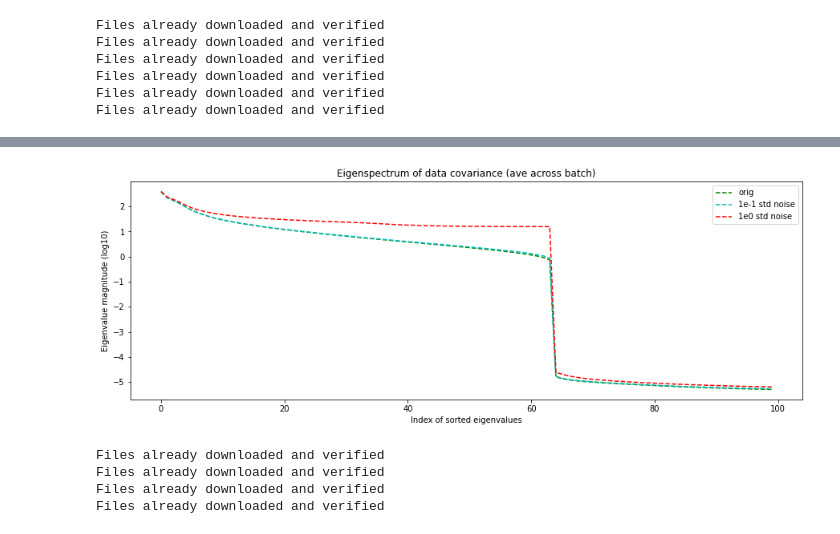
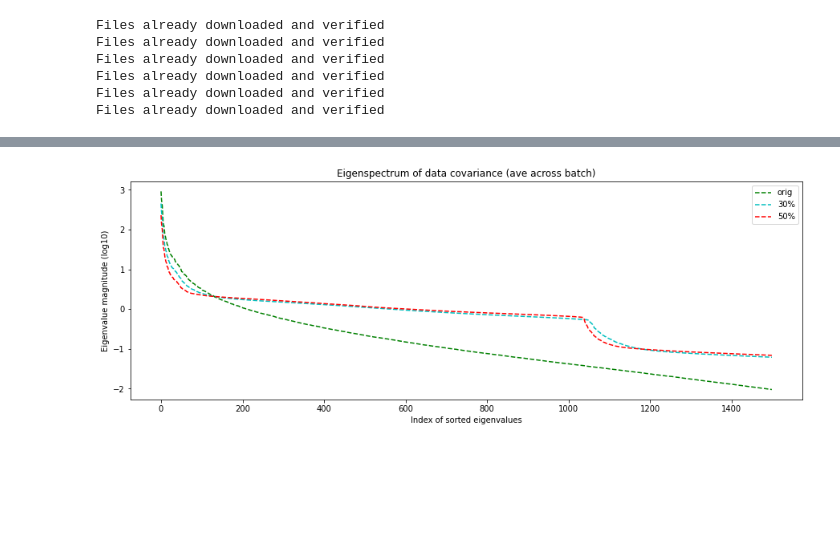
Before and after one commit to loganesian411/cs699_dynamics_of_representation_learning, a Jupyter notebook: loss_landscape/notebooks/Data Singular Value Visualization.ipynb, the cells around one changed output, grey strips where cells are left out. Saved outputs shown, nothing was run; the diff lists cells and outputs as text; code cells hidden in the pictures; blank space fills up the shorter version.

Commit message:
fixed eigenspectrum computation and visualization

```diff
--- a/loss_landscape/notebooks/Data Singular Value Visualization.ipynb
+++ b/loss_landscape/notebooks/Data Singular Value Visualization.ipynb
@@ -35,7 +35,7 @@ def imshow(img):
     plt.show()
 
 _DATA_FOLDER = "../../data/"
-_BATCH_SIZE = 64
+_BATCH_SIZE = 50048 # 50048 (full data) | 64
 _NUM_CHANS = 3 # RGB
 _FLAT_IM_SIZE = 1024 # 32 x 32 for cifar
 # %%
@@ -52,17 +47,9 @@ def compute_eigenspectrum(dloader, num_chans, flat_im_size):
 # %%
-def visualize_data_eigenspectrum(data, axis=0, label=None, color='c', num_to_viz=None,
-                                 fig=None, figsize=(15,7)):
+def visualize_data_eigenspectrum(data, label=None, color='c', num_to_viz=None, fig=None, figsize=(15,7)):
   if fig is None: fig = plt.figure(figsize=figsize)
-
   if num_to_viz:
-    data = data[:, :, :num_to_viz]
-
-  means = torch.mean(torch.mean(data, axis), axis)
-  stderr = torch.mean(torch.std(data, axis) / data.shape[0], axis)
-  plt.plot(np.log10(means), color+'--', label=label)
-  xvals = np.arange(len(means))
-  ax.fill_between(xvals, np.log10(means-stderr), np.log10(means+stderr),
-                  color=color, alpha=0.2)
+    data = data[:num_to_viz]
+  plt.plot(np.log10(data), color+'--', label=label)
   return fig
 # %% [markdown]
 ### Visualize the corrupted images
@@ -105,13 +99,13 @@ Clipping input data to the valid range for imshow with RGB data ([0..1] for floa
 # %%
 ## Original singular values
 train_loader, _ = get_dataloader(_BATCH_SIZE, add_noise=0, drop_pixels=0, data_folder=_DATA_FOLDER)
-eig_accum_orig = compute_eigenspectrum(train_loader, _NUM_CHANS, _FLAT_IM_SIZE)
+eig_accum_orig = compute_eigenspectrum(iter(train_loader).next()[0])
 
 train_loader_1em1, _ = get_dataloader(_BATCH_SIZE, add_noise=0.1, drop_pixels=0, data_folder=_DATA_FOLDER)
-eig_accum_1em1 = compute_eigenspectrum(train_loader_1em1, _NUM_CHANS, _FLAT_IM_SIZE)
+eig_accum_1em1 = compute_eigenspectrum(iter(train_loader_1em1).next()[0])
 
 train_loader_1e0, _ = get_dataloader(_BATCH_SIZE, add_noise=1, drop_pixels=0, data_folder=_DATA_FOLDER)
-eig_accum_1e0 = compute_eigenspectrum(train_loader_1e0, _NUM_CHANS, _FLAT_IM_SIZE)
+eig_accum_1e0 = compute_eigenspectrum(iter(train_loader_1e0).next()[0])
 # %% [output]
 Files already downloaded and verified
 Files already downloaded and verified
@@ -134,0 +129,6 @@ plt.show()
+# %%
+train_loader_30perdrop, _ = get_dataloader(_BATCH_SIZE, add_noise=0, drop_pixels=0.3, data_folder=_DATA_FOLDER)
+eig_accum_30perdrop = compute_eigenspectrum(iter(train_loader_30perdrop).next()[0])
+
+train_loader_50perdrop, _ = get_dataloader(_BATCH_SIZE, add_noise=0, drop_pixels=0.5, data_folder=_DATA_FOLDER)
+eig_accum_50perdrop = compute_eigenspectrum(iter(train_loader_50perdrop).next()[0])
@@ -135,22 +153,10 @@ plt.show()
 # %%
-num_to_viz = 100
-fig = visualize_data_eigenspectrum(eig_accum_orig, axis=0, num_to_viz=num_to_viz, label='orig', color='g', figsize=(15,5))
-fig = visualize_data_eigenspectrum(eig_accum_1em1, axis=0, num_to_viz=num_to_viz, label='1e-1 std noise', color='c', fig=fig)
-fig = visualize_data_eigenspectrum(eig_accum_1e0, axis=0, num_to_viz=num_to_viz, label='1e0 std noise', color='r', fig=fig)
+fig = visualize_data_eigenspectrum(eig_accum_orig, num_to_viz=1500, label='orig', color='g', figsize=(15,5))
+fig = visualize_data_eigenspectrum(eig_accum_30perdrop, num_to_viz=1500, label='30%', color='c', fig=fig)
+fig = visualize_data_eigenspectrum(eig_accum_50perdrop, num_to_viz=1500, label='50%', color='r', fig=fig)
 plt.legend()
 plt.title('Eigenspectrum of data covariance (ave across batch)')
 plt.xlabel('Index of sorted eigenvalues'); plt.ylabel('Eigenvalue magnitude (log10)')
 plt.show()
 # %% [output]
-[figure, old version]
+[figure, new version]
-# %%
-train_loader_30perdrop, _ = get_dataloader(_BATCH_SIZE, add_noise=0, drop_pixels=0.3, data_folder=_DATA_FOLDER)
-eig_accum_30perdrop = compute_eigenspectrum(train_loader_30perdrop, _NUM_CHANS, _FLAT_IM_SIZE)
-
-train_loader_50perdrop, _ = get_dataloader(_BATCH_SIZE, add_noise=0, drop_pixels=0.5, data_folder=_DATA_FOLDER)
-eig_accum_50perdrop = compute_eigenspectrum(train_loader_50perdrop, _NUM_CHANS, _FLAT_IM_SIZE)
-# %% [output]
-Files already downloaded and verified
-Files already downloaded and verified
-Files already downloaded and verified
-Files already downloaded and verified
```
Also changed, not shown: parts of 11 cells of this notebook.
